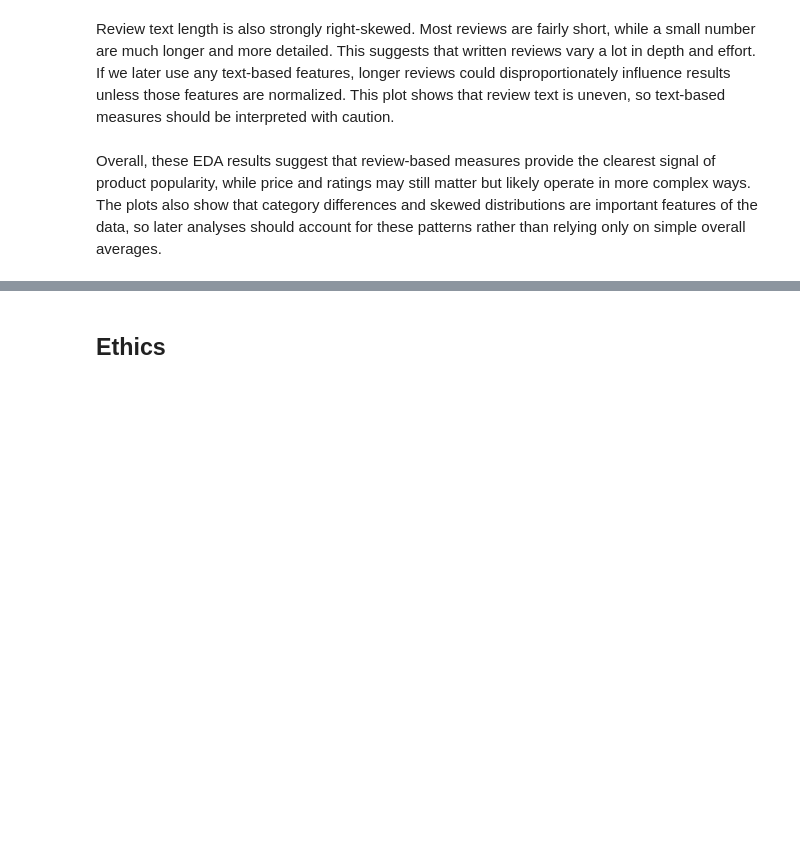
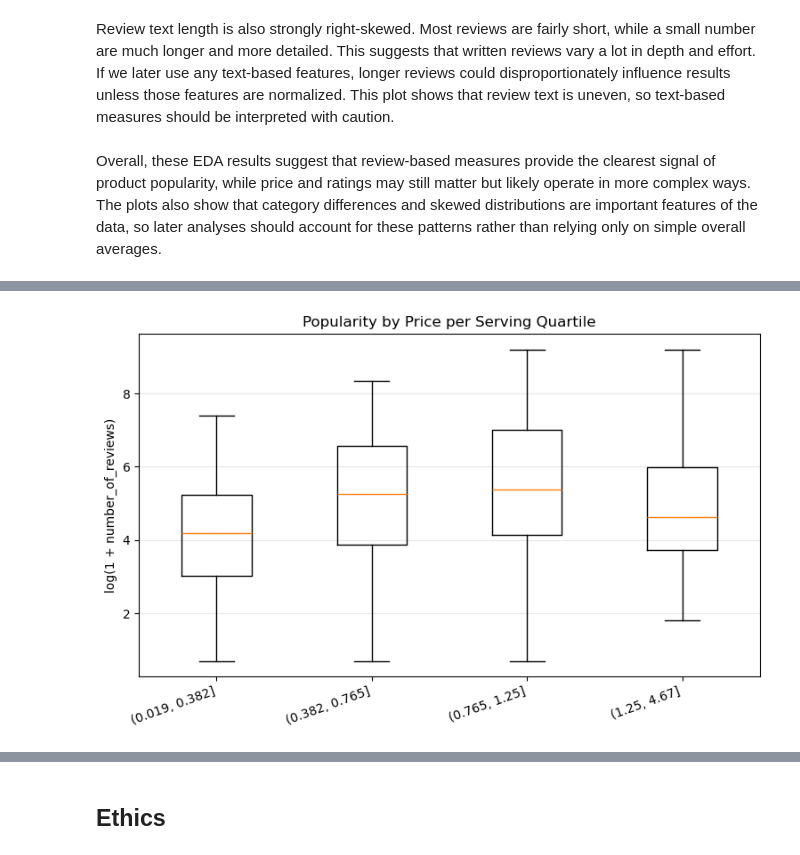
Before and after one commit to COGS108/Group129_WI26, a Jupyter notebook: 02-EDACheckpoint.ipynb, the cells around one changed output, grey strips where cells are left out. Drawn from its saved outputs; the diff is of its cells as text; code cells hidden in the pictures; blank space fills up the shorter version.

```diff
--- a/02-EDACheckpoint.ipynb
+++ b/02-EDACheckpoint.ipynb
@@ -535,0 +576,17 @@ Overall, these EDA results suggest that review-based measures provide the cleare
+# %%
+tmp = eda.dropna(subset=["price_per_serving", "log_reviews"]).copy()
+tmp["pps_bin"] = pd.qcut(tmp["price_per_serving"], q=4, duplicates="drop")
+
+groups = [tmp.loc[tmp["pps_bin"] == b, "log_reviews"].dropna().to_numpy()
+          for b in tmp["pps_bin"].cat.categories]
+labels = [str(b) for b in tmp["pps_bin"].cat.categories]
+
+plt.figure(figsize=(9,5))
+plt.boxplot(groups, labels=labels, showfliers=False)
+plt.xticks(rotation=20, ha="right")
+plt.ylabel("log(1 + number_of_reviews)")
+plt.title("Popularity by Price per Serving Quartile")
+plt.grid(True, axis="y", alpha=0.3)
+plt.show()
+# %% [output]
+[figure, added]
```
Also changed, not shown: parts of 9 cells of this notebook.
